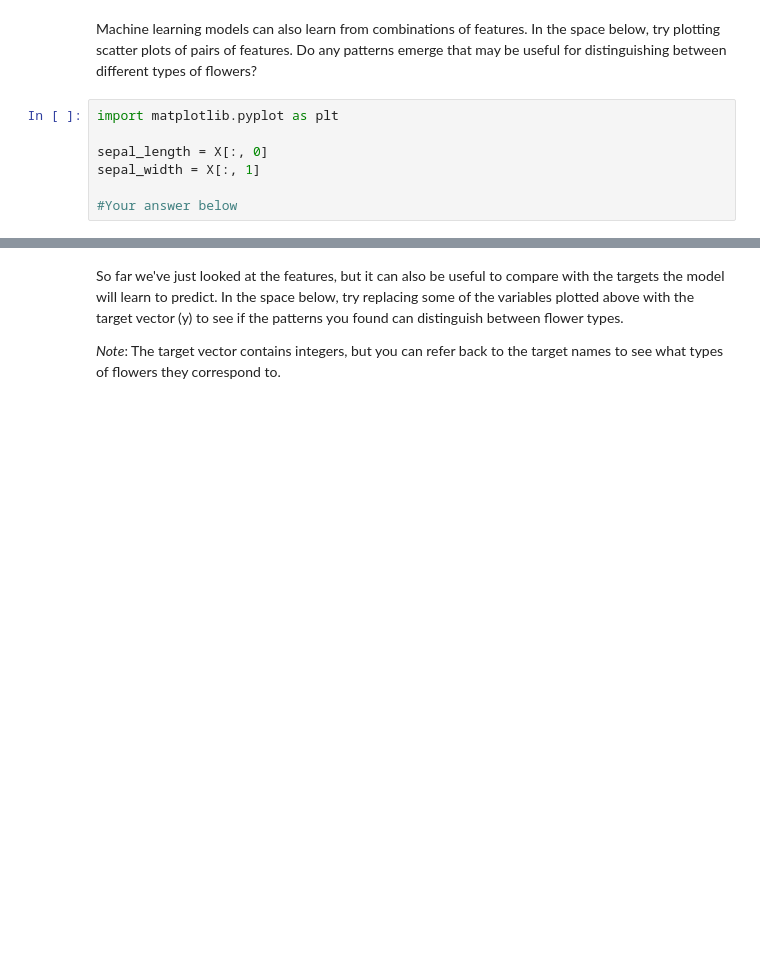
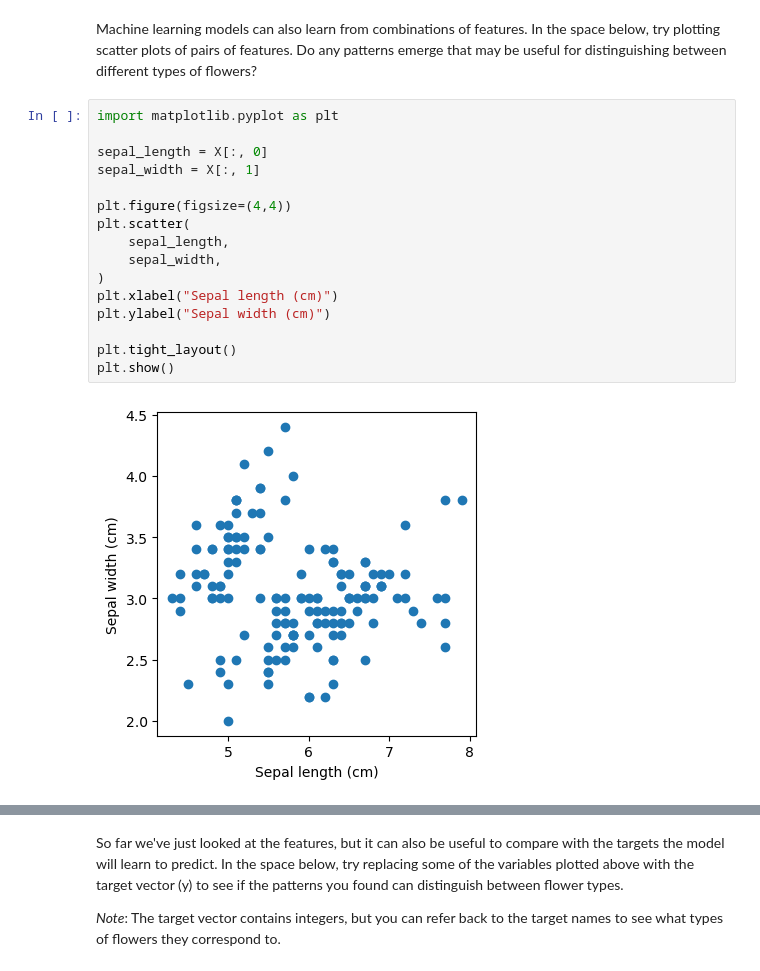
Before and after one commit to hollandra/RosettaBootcamp, a Jupyter notebook: tutorials/ML_classification.ipynb, the cells around one changed output, grey strips where cells are left out. Cells and saved outputs as stored; diff of their text form; blank space fills up the shorter version.

```diff
--- a/tutorials/ML_classification.ipynb
+++ b/tutorials/ML_classification.ipynb
@@ -79,10 +99,21 @@ Machine learning models can also learn from combinations of features. In the spa
 # %%
 import matplotlib.pyplot as plt
 
 sepal_length = X[:, 0]
 sepal_width = X[:, 1]
 
-#Your answer below
+plt.figure(figsize=(4,4))
+plt.scatter(
+    sepal_length,
+    sepal_width,
+)
+plt.xlabel("Sepal length (cm)")
+plt.ylabel("Sepal width (cm)")
+
+plt.tight_layout()
+plt.show()
+# %% [output]
+[figure, added]
 # %%
 import matplotlib.pyplot as plt
 
```
Also changed, not shown: parts of 19 cells of this notebook.
